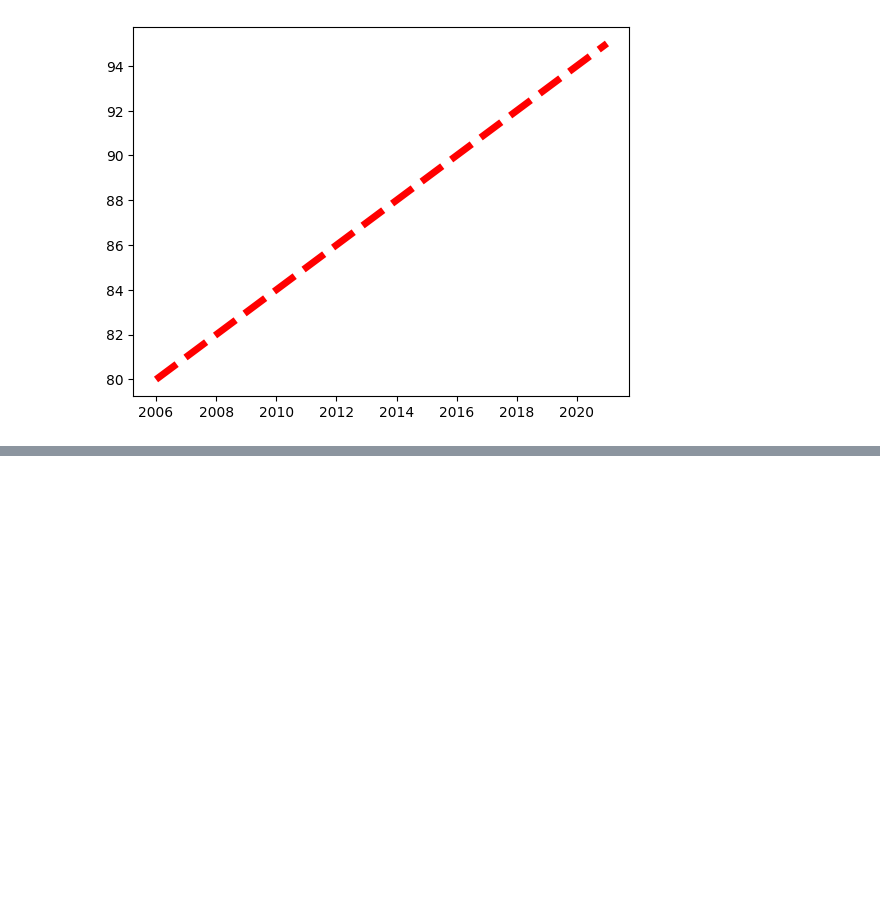
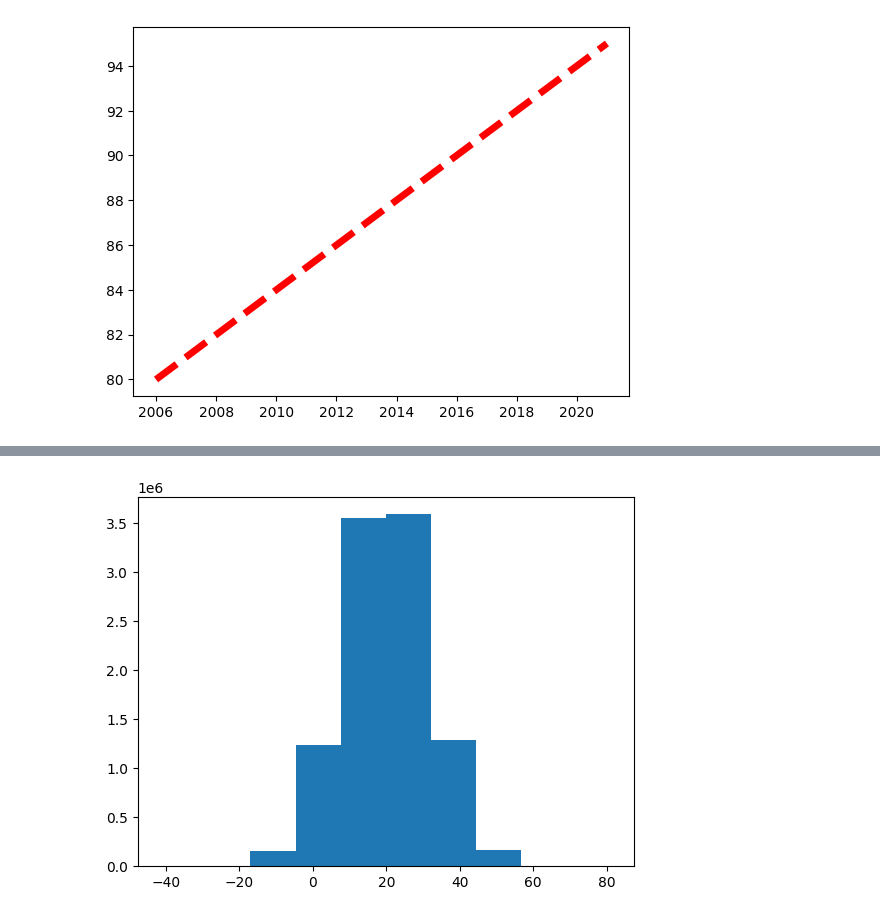
Before and after one commit to rowwmayn/ML-and-DL-Optimisation-Methods, a Jupyter notebook: Libraries/Advanced_Matplotlib.ipynb, the cells around one changed output, grey strips where cells are left out. Drawn from its saved outputs; the diff is of its cells as text; code cells hidden in the pictures; blank space fills up the shorter version.

```diff
--- a/Libraries/Advanced_Matplotlib.ipynb
+++ b/Libraries/Advanced_Matplotlib.ipynb
@@ -33,0 +40,7 @@ NameError: name 'asdas' is not defined
+# %%
+# Histograms (Shows frequencies)
+ages = np.random.normal(20, 11.5, 10000000);
+plt.hist(ages);
+plt.show();
+# %% [output]
+[figure, added]
```
Also changed, not shown: parts of 1 cell of this notebook, 1 other file.
